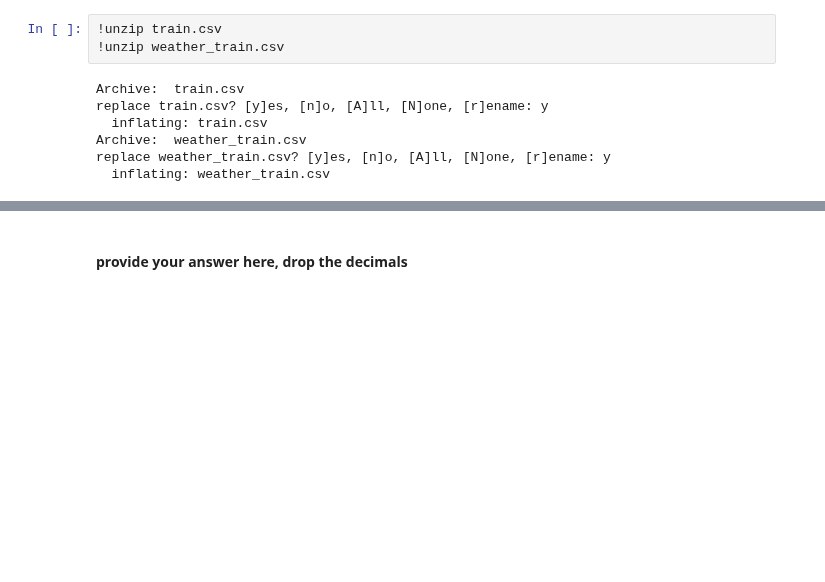
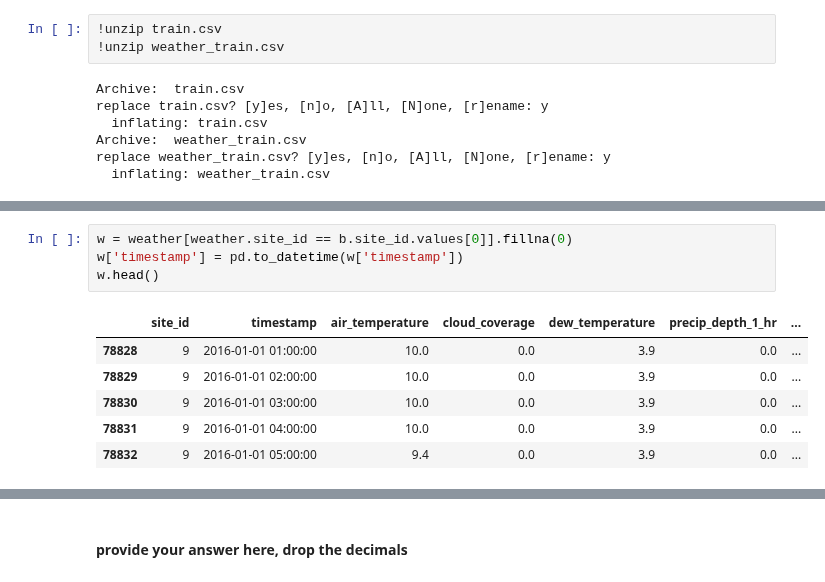
Before and after one commit to Santiagohvilla/Santiagohvilla, a Jupyter notebook: content/LAB 04.02 - BUILDING DATASETS.ipynb, the cells around one changed output, grey strips where cells are left out. Saved outputs shown, nothing was run; the diff lists cells and outputs as text; blank space fills up the shorter version.

```diff
--- a/content/LAB 04.02 - BUILDING DATASETS.ipynb
+++ b/content/LAB 04.02 - BUILDING DATASETS.ipynb
@@ -170,0 +154,11 @@ UnicodeDecodeError: 'utf-8' codec can't decode byte 0x82 in position 10: invalid
+# %%
+w = weather[weather.site_id == b.site_id.values[0]].fillna(0)
+w['timestamp'] = pd.to_datetime(w['timestamp'])
+w.head()
+# %% [output]
+|  | site_id | timestamp | air_temperature | cloud_coverage | dew_temperature | precip_depth_1_hr | ... |
+| 78828 | 9 | 2016-01-01 01:00:00 | 10.0 | 0.0 | 3.9 | 0.0 | ... |
+| 78829 | 9 | 2016-01-01 02:00:00 | 10.0 | 0.0 | 3.9 | 0.0 | ... |
+| 78830 | 9 | 2016-01-01 03:00:00 | 10.0 | 0.0 | 3.9 | 0.0 | ... |
+| 78831 | 9 | 2016-01-01 04:00:00 | 10.0 | 0.0 | 3.9 | 0.0 | ... |
+| 78832 | 9 | 2016-01-01 05:00:00 | 9.4 | 0.0 | 3.9 | 0.0 | ... |
```
Also changed, not shown: parts of 14 cells of this notebook.
